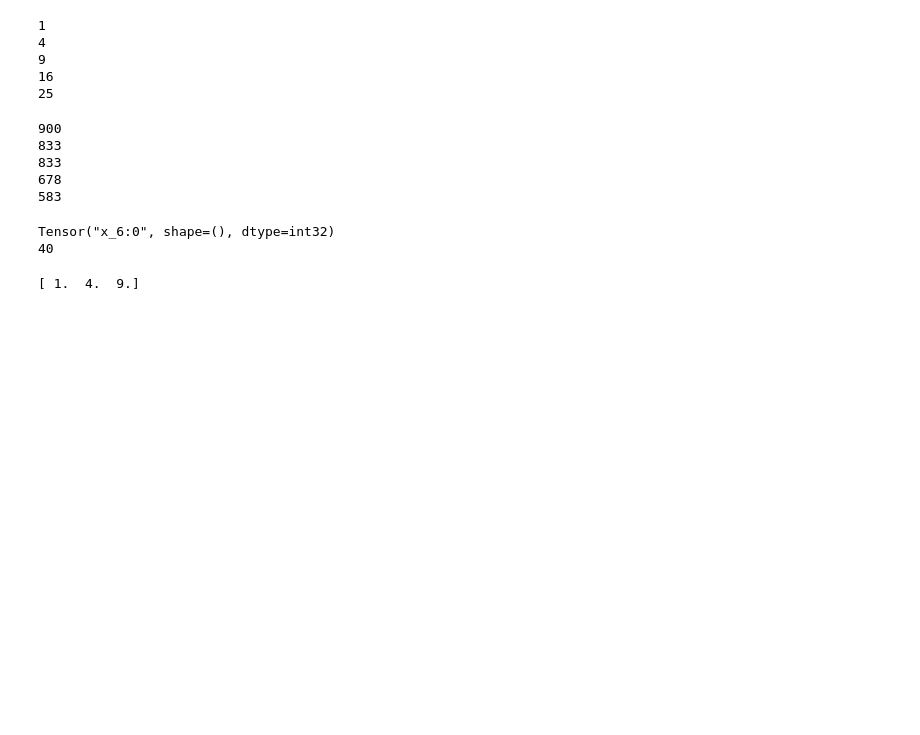
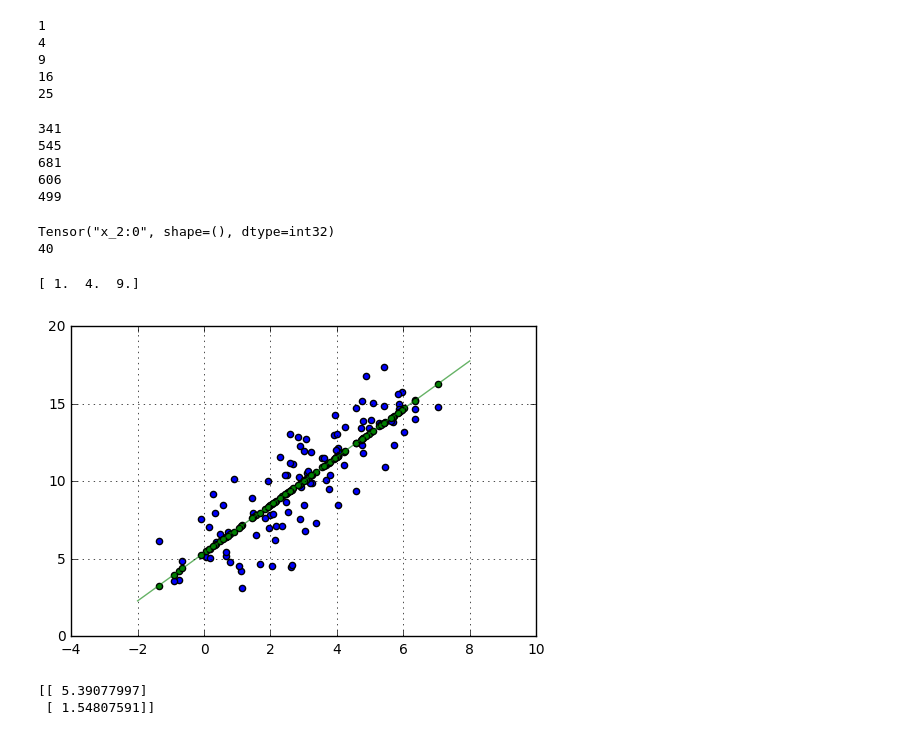
Before and after one commit to KiranArun/tensorflow, a Jupyter notebook: notebooks/tensorflow_playing.ipynb, the cells around one changed output. Saved outputs shown, nothing was run; the diff lists cells and outputs as text; code cells hidden in the pictures; blank space fills up the shorter version.

```diff
--- a/notebooks/tensorflow_playing.ipynb
+++ b/notebooks/tensorflow_playing.ipynb
@@ -43,20 +43,20 @@ t = tf.Variable(0, name='t')
 
 model = tf.global_variables_initializer()
 
-with tf.Session() as session:
+with tf.Session() as sess:
     for i in range(5):
         n += 1
         r = np.random.randint(1000)
         t = t+r
         a = t/n
-        session.run(model)
-        print(session.run(a))
+        sess.run(model)
+        print(sess.run(a))
 # %% [output]
-900
-833
-833
-678
-583
+341
+545
+681
+606
+499
 # %%
 x = tf.constant(35, name='x')
 print(x)
@@ -64,12 +64,12 @@ y = tf.Variable(x + 5, name='y')
 
 with tf.Session() as sess:
     merged = tf.summary.merge_all()
-    writer = tf.summary.FileWriter("/tmp/basic", session.graph)
+    writer = tf.summary.FileWriter("/tmp/basic", sess.graph)
     model =  tf.global_variables_initializer()
     sess.run(model)
     print(sess.run(y))
 # %% [output]
-Tensor("x_6:0", shape=(), dtype=int32)
+Tensor("x_2:0", shape=(), dtype=int32)
 40
 # %%
 x = tf.placeholder("float", 3)
@@ -80,3 +80,51 @@ with tf.Session() as sess:
     print(result)
 # %% [output]
 [ 1.  4.  9.]
+# %%
+import tensorflow as tf
+import numpy as np
+import matplotlib.pyplot as plt
+
+%matplotlib inline
+
+num_examples = 100    #100 points
+X = np.array([np.linspace(0, 6, num_examples), np.linspace(4, 16, num_examples)]) #array with 0-6 and 0-12
+X += np.random.randn(2, num_examples) #add random numbers, 2 dimensions to X
+x, y = X                              #split X into x and y
+x_with_bias = np.array([(1., a) for a in x]).astype(np.float32) #array of [1., a] 2 by 100, the 1 is multiplied by the c weight
+
+losses = []
+training_steps = 5000
+learning_rate = 0.001 #rate fo learning
+
+with tf.Session() as sess:
+    input = tf.constant(x_with_bias)
+    target = tf.constant(np.transpose([y]).astype(np.float32)) #y but instead of 50 by 1, its 1 by 50
+    weights = tf.Variable(tf.random_normal([2, 1], 0, 0.1)) #random weights value, 2 by 1, mean 0, standard deviation 0.1
+
+    tf.global_variables_initializer().run()
+
+    yhat = tf.matmul(input, weights) #multiply x_with_bias by the weights
+    yerror = tf.sub(yhat, target) #error is the target - yhat
+    loss = tf.nn.l2_loss(yerror) #the error is squared and halved to punish bigger mistakes more
+
+    update_weights = tf.train.GradientDescentOptimizer(learning_rate).minimize(loss)
+
+    for _ in range(training_steps): #100 steps
+        update_weights.run() #run update wieghts
+        losses.append(loss.eval()) #append to losses with the loss (the l2 error)
+
+    betas = weights.eval() #betas is the weights
+    yhat = yhat.eval()
+
+plt.scatter(x, y) #plot points
+plt.scatter(x, np.transpose(yhat)[0], c="g") #plot points with weights applied
+line_x_range = (-2, 8)
+plt.plot(line_x_range, [betas[0] + a * betas[1] for a in line_x_range], "g", alpha=0.6) #draw line with weights from -2 to 8
+plt.grid(True)
+plt.show()
+print betas
+# %% [output]
+[figure, added]
+[[ 5.39077997]
+ [ 1.54807591]]
```
Also changed, not shown: parts of 2 cells of this notebook.
